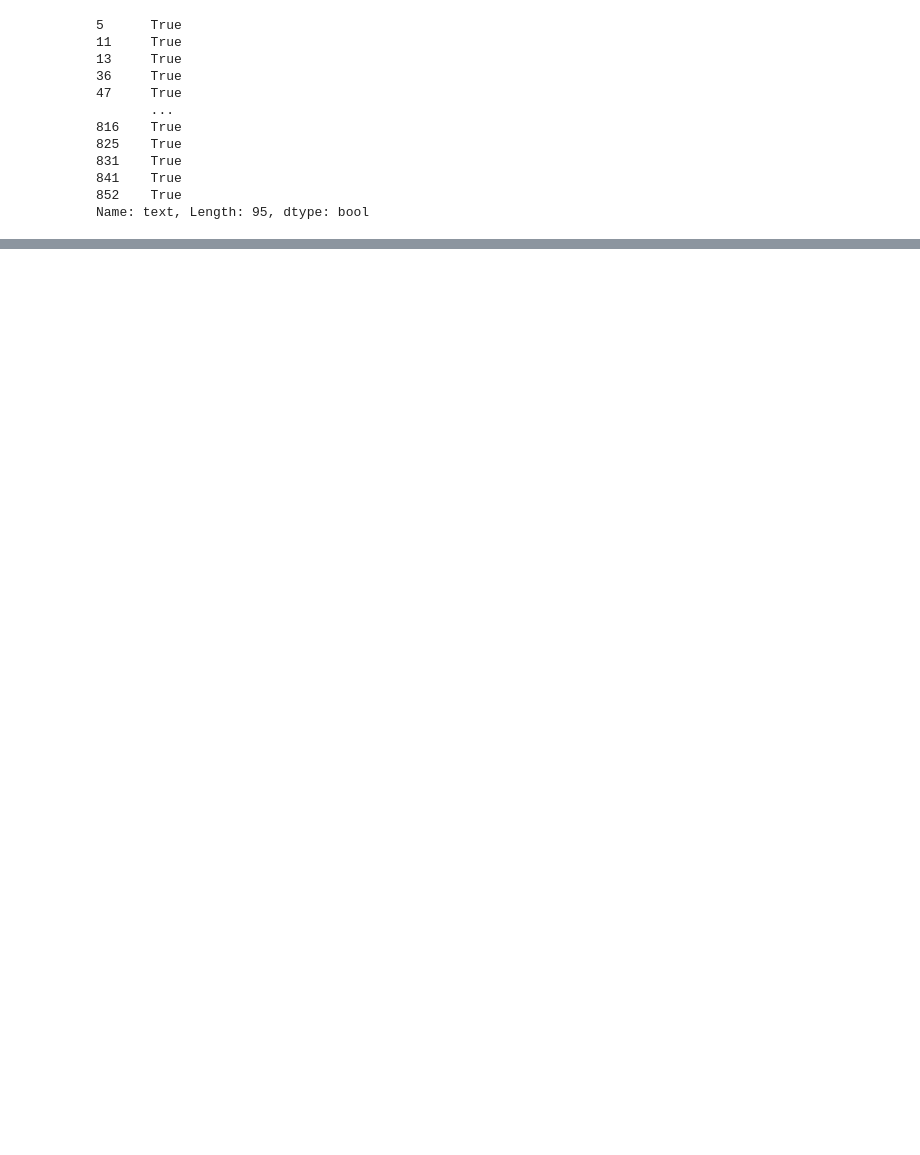
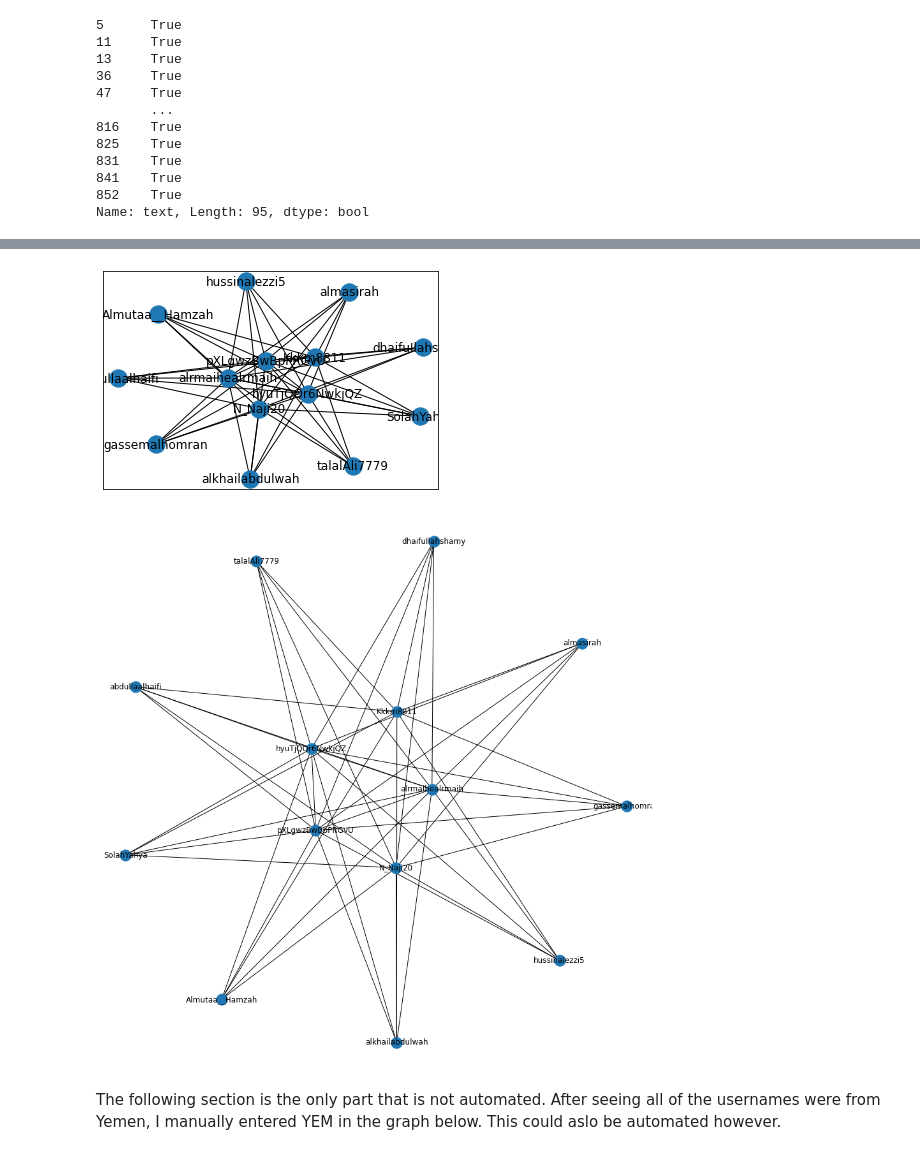
Before and after one commit to Danayal/Analyzing-Social-Media-Data-to-Detect-and-Map-Suspicious-Individuals, a Jupyter notebook: security.ipynb, the cells around one changed output, grey strips where cells are left out. Cells and saved outputs as stored; diff of their text form; code cells hidden in the pictures; blank space fills up the shorter version.

```diff
--- a/security.ipynb
+++ b/security.ipynb
@@ -389,0 +513,3 @@ dict_keys(['alrmaihealrmaih', 'mojahed_yemeny', 'M9Pm9', 'BBCDyo5i7enrjp6', 'Kkk
+# %%
+for i in following_df.iterrows():
+    print(i)
@@ -389,0 +534,10 @@ dict_keys(['alrmaihealrmaih', 'mojahed_yemeny', 'M9Pm9', 'BBCDyo5i7enrjp6', 'Kkk
+# %%
+rst = []
+
+#for j in following_df.iteritems():
+for i in following_df.iterrows():
+    for k in range(len(following_df.columns)):
+
+            if (i[1][k]):
+
+                rst.append( ((i[0]), keyslist[k])   )
@@ -389,0 +564,7 @@ dict_keys(['alrmaihealrmaih', 'mojahed_yemeny', 'M9Pm9', 'BBCDyo5i7enrjp6', 'Kkk
+# %%
+G_symmetric = nx.Graph()
+
+for i in rst:
+
+
+    G_symmetric.add_edge(i[0],i[1])
@@ -389,0 +575,9 @@ dict_keys(['alrmaihealrmaih', 'mojahed_yemeny', 'M9Pm9', 'BBCDyo5i7enrjp6', 'Kkk
+# %%
+nx.draw_networkx(G_symmetric)
+
+plt.figure(2,figsize=(12,12))
+nx.draw(G_symmetric, with_labels=True)
+#plt.show()
+# %% [output]
+[figure, added]
+[figure, added]
@@ -389,0 +589,2 @@ dict_keys(['alrmaihealrmaih', 'mojahed_yemeny', 'M9Pm9', 'BBCDyo5i7enrjp6', 'Kkk
+# %% [markdown]
+The following section is the only part that is not automated. After seeing all of the usernames were from Yemen, I manually entered YEM in the graph below. This could aslo be automated however.
```
Also changed, not shown: parts of 50 cells of this notebook.
